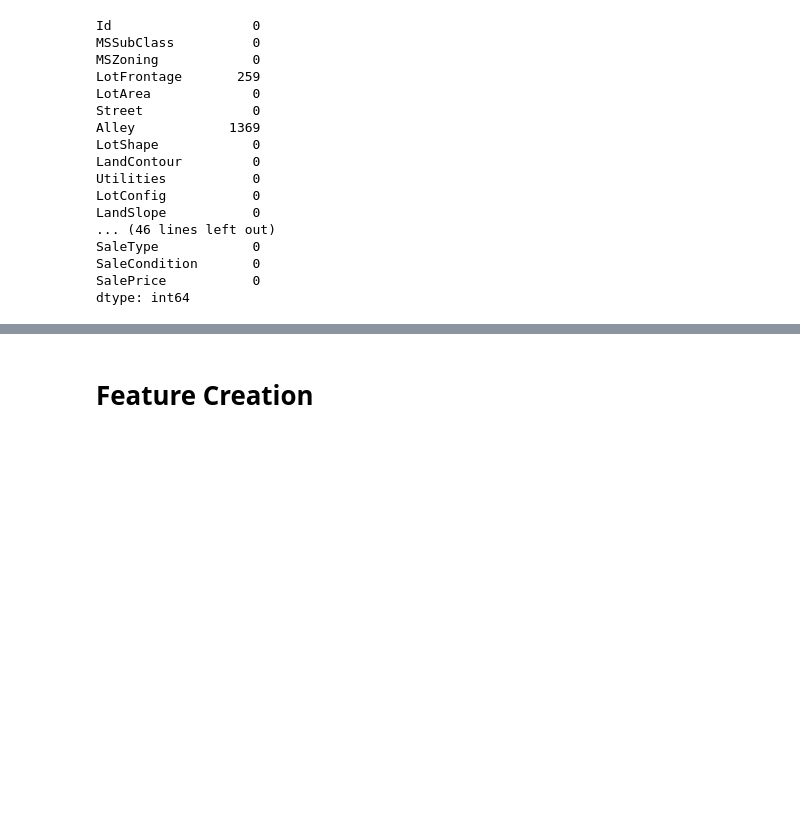
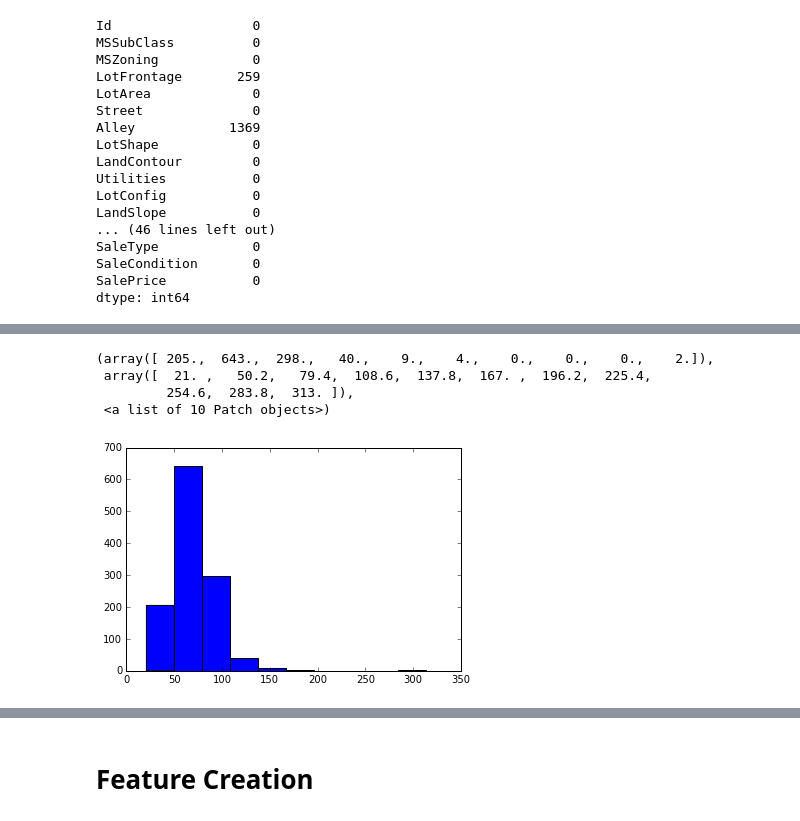
Before and after one commit to asarchami/kaggle_housing_prices, a Jupyter notebook: chris_working.ipynb, the cells around one changed output, grey strips where cells are left out. Saved outputs shown, nothing was run; the diff lists cells and outputs as text; code cells hidden in the pictures; blank space fills up the shorter version.

```diff
--- a/chris_working.ipynb
+++ b/chris_working.ipynb
@@ -4,7 +4,7 @@ import numpy as np
 import matplotlib.pyplot as plt
 %matplotlib inline
 # %%
-houses = pd.read_csv('train.csv')
+houses = pd.read_csv('data/train.csv')
 # %%
 houses.head()
 # %% [output]
@@ -177,0 +156,9 @@ Name: GarageType, dtype: int64
+# %%
+## histogram of linear feet of street connected to property
+plt.hist(houses['LotFrontage'].dropna())
+# %% [output]
+(array([ 205.,  643.,  298.,   40.,    9.,    4.,    0.,    0.,    0.,    2.]),
+ array([  21. ,   50.2,   79.4,  108.6,  137.8,  167. ,  196.2,  225.4,
+         254.6,  283.8,  313. ]),
+ <a list of 10 Patch objects>)
+[figure, added]
```
Also changed, not shown: parts of 62 cells of this notebook.
